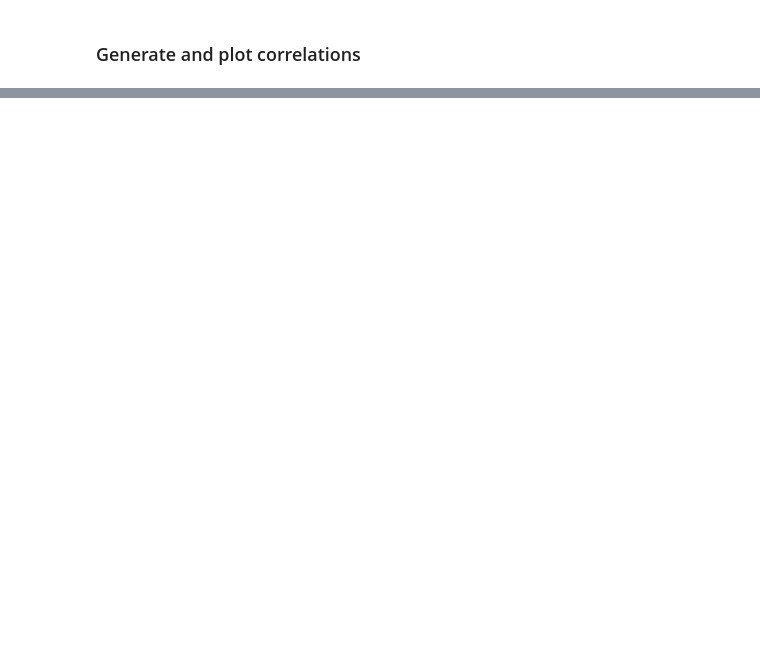
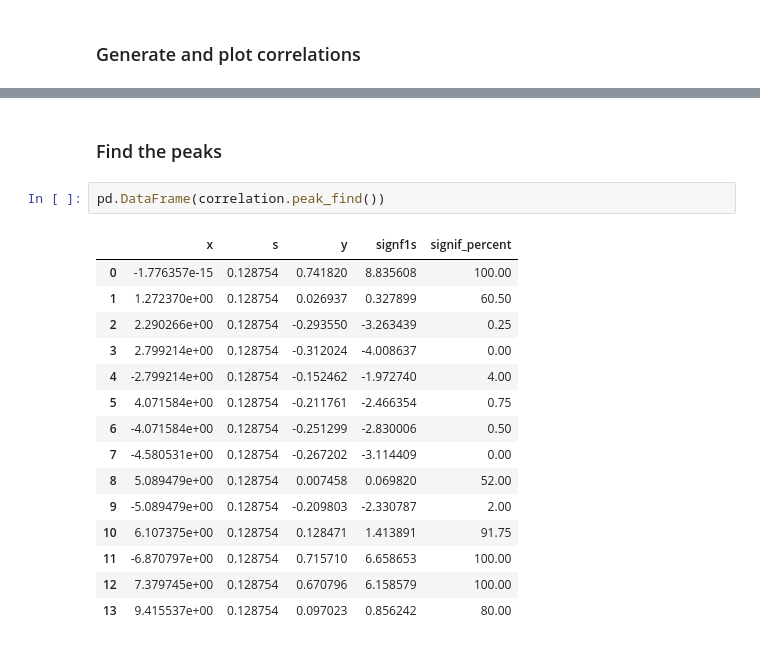
Before and after one commit to IAA-CSIC/MUTIS, a Jupyter notebook: docs/recipes/mutis_workflow.ipynb, the cells around one changed output, grey strips where cells are left out. Saved outputs shown, nothing was run; the diff lists cells and outputs as text; blank space fills up the shorter version.

```diff
--- a/docs/recipes/mutis_workflow.ipynb
+++ b/docs/recipes/mutis_workflow.ipynb
@@ -209,0 +210,20 @@ correlation.plot_corr()
+# %% [markdown]
+### Find the peaks
+# %%
+pd.DataFrame(correlation.peak_find())
+# %% [output]
+|  | x | s | y | signf1s | signif_percent |
+| 0 | -1.776357e-15 | 0.128754 | 0.741820 | 8.835608 | 100.00 |
+| 1 | 1.272370e+00 | 0.128754 | 0.026937 | 0.327899 | 60.50 |
+| 2 | 2.290266e+00 | 0.128754 | -0.293550 | -3.263439 | 0.25 |
+| 3 | 2.799214e+00 | 0.128754 | -0.312024 | -4.008637 | 0.00 |
+| 4 | -2.799214e+00 | 0.128754 | -0.152462 | -1.972740 | 4.00 |
+| 5 | 4.071584e+00 | 0.128754 | -0.211761 | -2.466354 | 0.75 |
+| 6 | -4.071584e+00 | 0.128754 | -0.251299 | -2.830006 | 0.50 |
+| 7 | -4.580531e+00 | 0.128754 | -0.267202 | -3.114409 | 0.00 |
+| 8 | 5.089479e+00 | 0.128754 | 0.007458 | 0.069820 | 52.00 |
+| 9 | -5.089479e+00 | 0.128754 | -0.209803 | -2.330787 | 2.00 |
+| 10 | 6.107375e+00 | 0.128754 | 0.128471 | 1.413891 | 91.75 |
+| 11 | -6.870797e+00 | 0.128754 | 0.715710 | 6.658653 | 100.00 |
+| 12 | 7.379745e+00 | 0.128754 | 0.670796 | 6.158579 | 100.00 |
+| 13 | 9.415537e+00 | 0.128754 | 0.097023 | 0.856242 | 80.00 |
```
Also changed, not shown: parts of 6 cells of this notebook, 1 other file.
